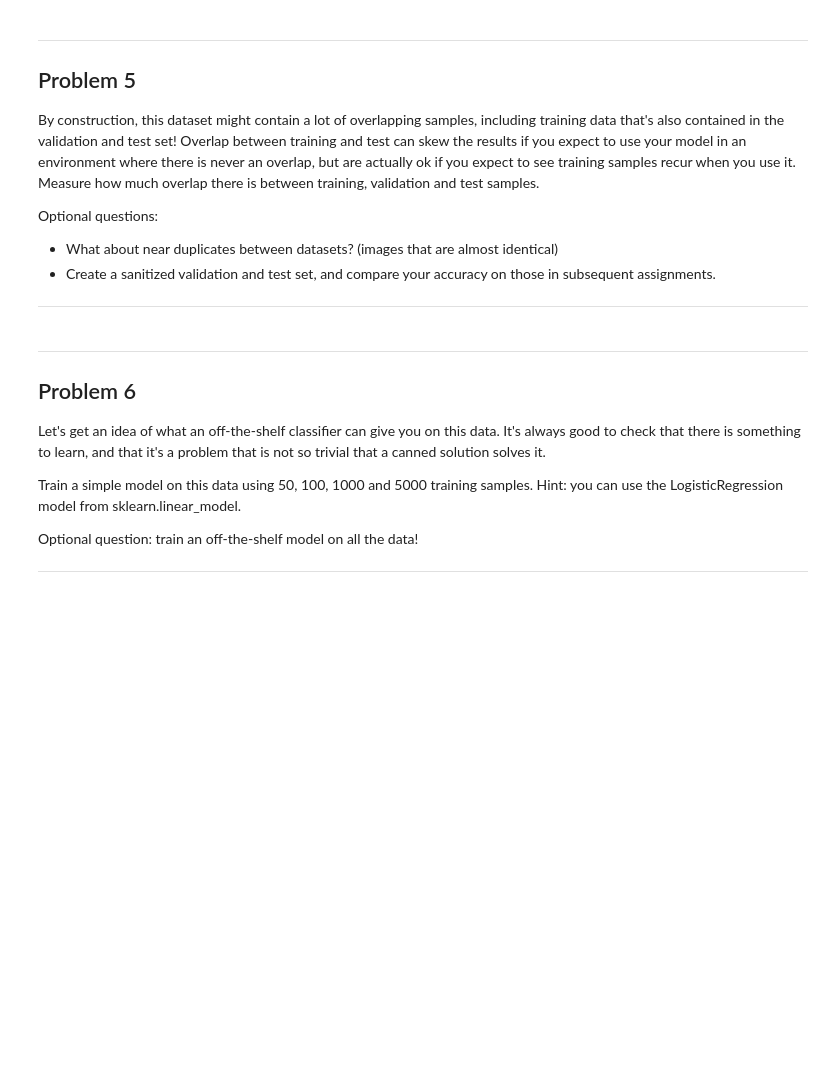
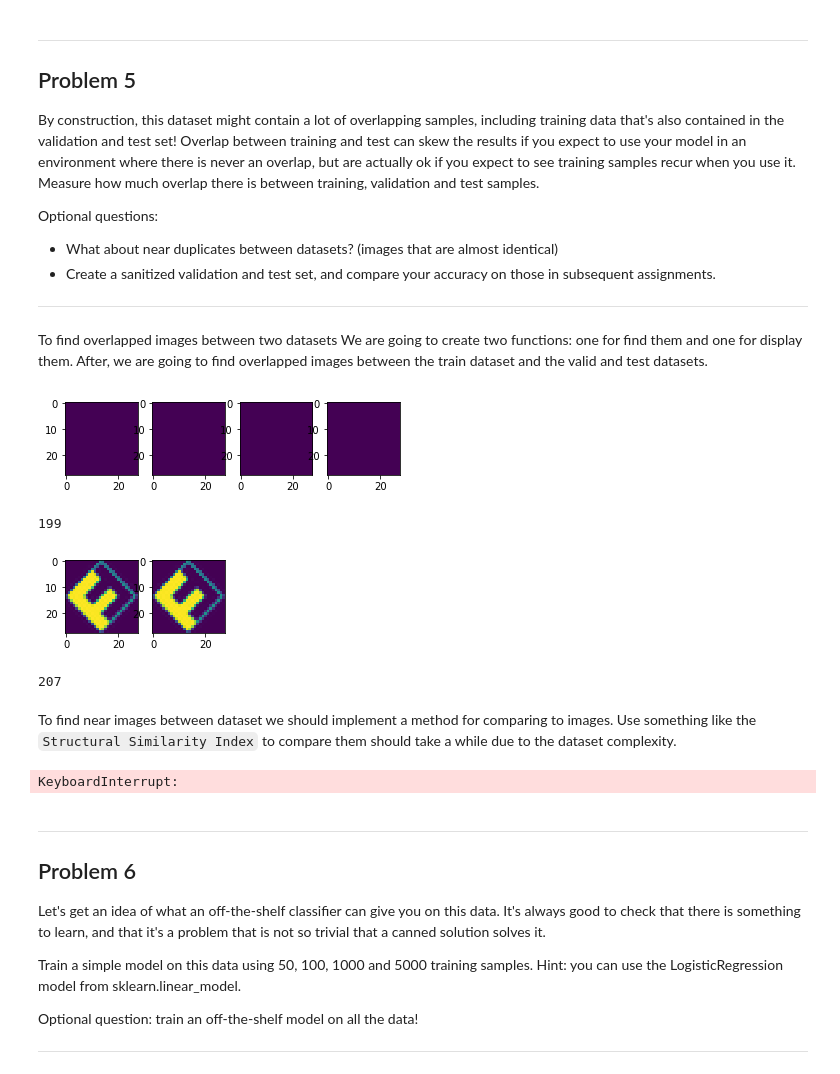
Before and after one commit to Sergiodiaz53/Tensorflow_Udacity_Assignments, a Jupyter notebook: 1_notmnist.ipynb, the cells around one changed output. Saved outputs shown, nothing was run; the diff lists cells and outputs as text; code cells hidden in the pictures; blank space fills up the shorter version.

```diff
--- a/1_notmnist.ipynb
+++ b/1_notmnist.ipynb
@@ -387,3 +417,33 @@ Optional questions:
 - What about near duplicates between datasets? (images that are almost identical)
 - Create a sanitized validation and test set, and compare your accuracy on those in subsequent assignments.
 ---
+# %% [markdown]
+To find overlapped images between two datasets We are going to create two functions: one for find them and one for display them. After, we are going to find overlapped images between the train dataset and the valid and test datasets.
+# %%
+def findOverlapped(dataset1, dataset2):
+    overlapped = {}
+    for i, img1 in enumerate(dataset1):
+        for j, img2 in enumerate(dataset2):
+            if np.array_equal(img1, img2):
+                if not i in overlapped.keys():
+                    overlapped[i] = []
+                overlapped[i].append(j)
+    return overlapped
+
+
+overlapped = findOverlapped(train_dataset, test_dataset)
+# %%
+def displayOverlapped(overlapped, original_dataset, target_dataset):
+    sample = random.choice(list(overlapped.keys()))
+    images = np.concatenate(([original_dataset[sample]], target_dataset[overlapped[sample][0:3]]))
+    for i, image in enumerate(images):
+        plt.subplot(1, 4, i+1)
+        plt.imshow(image)
+
+displayOverlapped(overlapped, train_dataset, test_dataset)
+# %% [output]
+[figure, added]
+# %%
+print(len(overlapped.keys()))
+# %% [output]
+199
@@ -390,3 +452,31 @@ Optional questions:
+# %%
+displayOverlapped(overlapped, train_dataset, valid_dataset)
+# %% [output]
+[figure, added]
+# %%
+print(len(overlapped.keys()))
+# %% [output]
+207
+# %% [markdown]
+To find near images between dataset we should implement a method for comparing to images. Use something like the `Structural Similarity Index` to compare them should take a while due to the dataset complexity.
+# %%
+from skimage.measure import compare_ssim as ssim
+
+def findNearImages(dataset1, dataset2):
+    near = {}
+    for i, image1 in enumerate(dataset1):
+        for j, image2 in enumerate(dataset2):
+            s = ssim(image1, image2)
+            if s >=0.8:
+                if not i in near.keys():
+                    near[i] = []
+                near[i].append(j)
+    return near
+
+nearImages = findNearImages(train_dataset, test_dataset)
+print(nearImages)
+# %% [output]
+KeyboardInterrupt:
 # %% [markdown]
 ---
 Problem 6
```
Also changed, not shown: parts of 11 cells of this notebook.
